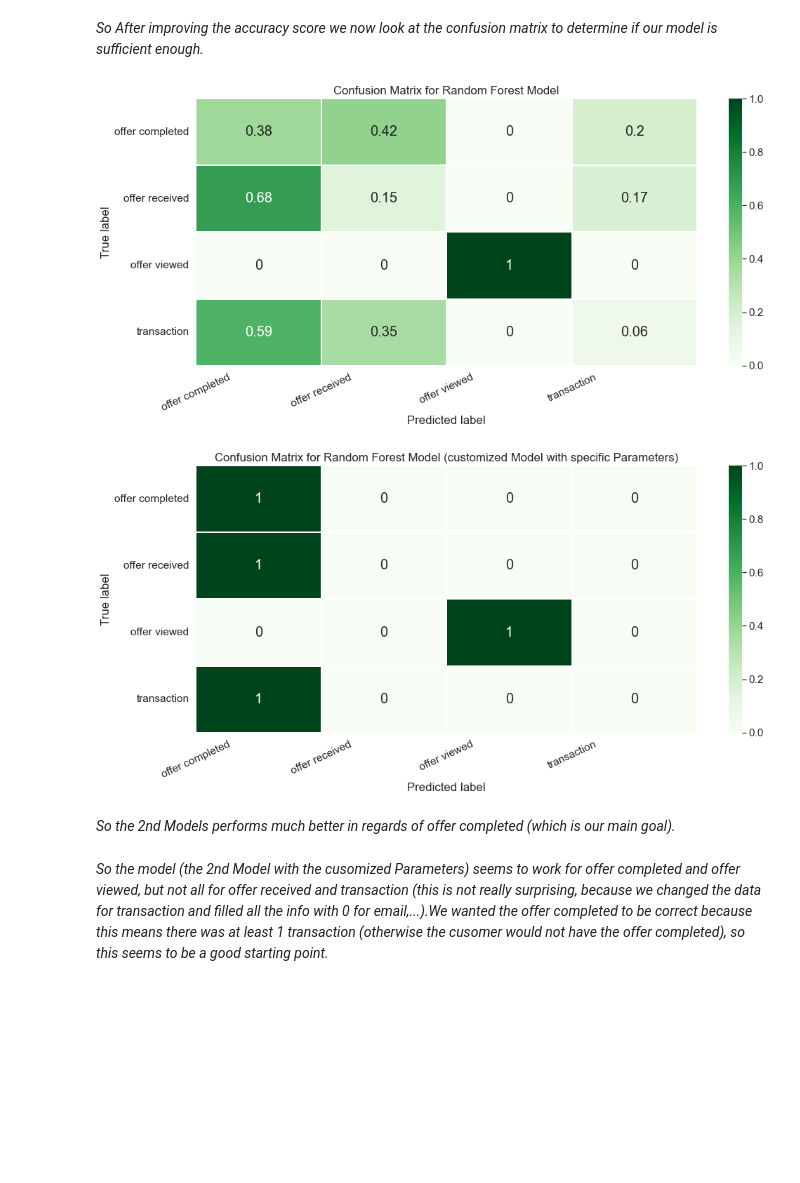
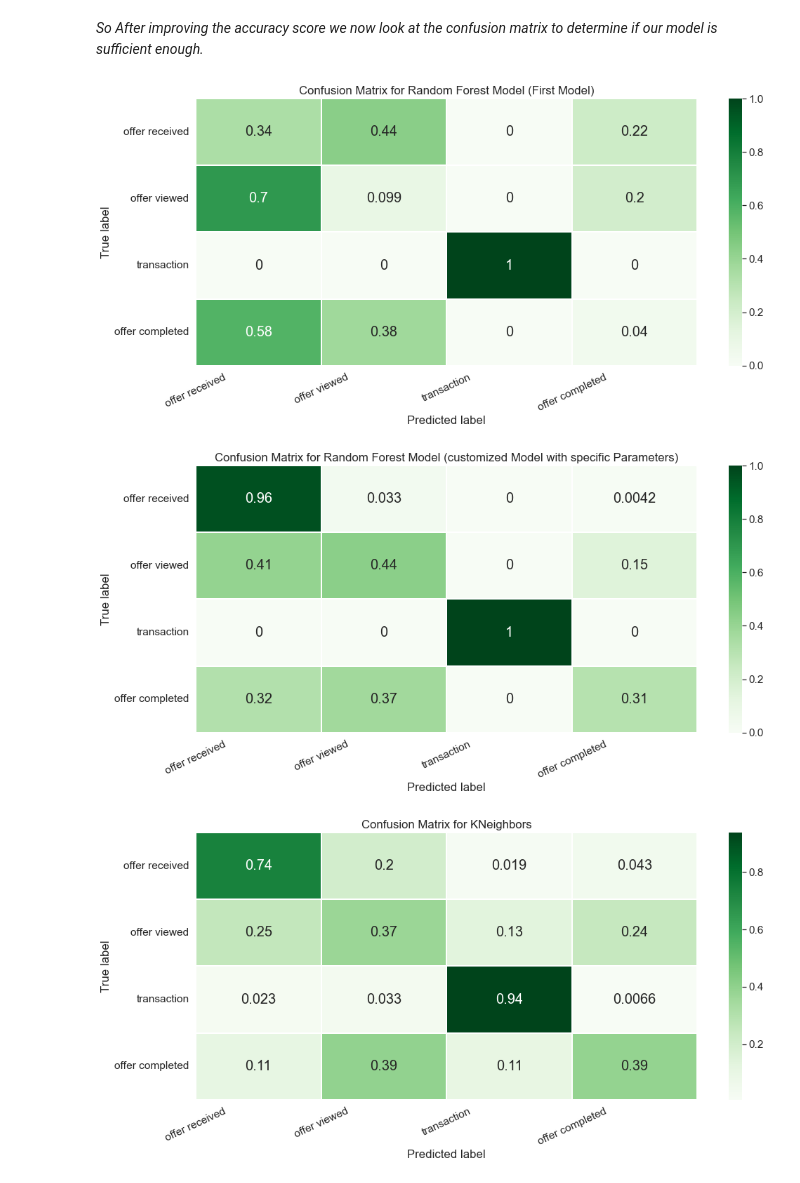
Before and after one commit to JulesJuwel/Starbucks-Capstone-Project, a Jupyter notebook: Starbucks_Capstone_notebook.ipynb, the cells around one changed output. Saved outputs shown, nothing was run; the diff lists cells and outputs as text; code cells hidden in the pictures; blank space fills up the shorter version.

```diff
--- a/Starbucks_Capstone_notebook.ipynb
+++ b/Starbucks_Capstone_notebook.ipynb
@@ -765,0 +775,7 @@ df.fillna(0, inplace = True)
+# %%
+#make extra column for year and month
+df['year'] = df['became_member_on'].astype(str).str[:4].astype(float)
+df['month'] = df['became_member_on'].astype(str).str[4:6]
+df['month'] = np.where(df['month']=='', 0, df['month'])
+df['month'] = df['month'].astype(float)
+df.head()
@@ -766,6 +790,6 @@ df.fillna(0, inplace = True)
 # %%
 #create test data
-X = df[['gender', 'age', 'income', 'email', 'mobile', 'social', 'web', 'bogo', 'discount', 'informational']]
+X = df[['gender', 'time', 'age', 'income', 'year', 'month', 'duration','difficulty', 'bogo', 'discount', 'informational']]
 # %%
 Y = df['event']
 # %%
@@ -832,0 +847,3 @@ RandomForestClassifier(max_depth=2, n_jobs=1, random_state=0)
+# %%
+model = RandomForestClassifier(max_depth=18, min_samples_split=7)
+model.fit(X_train, y_train)
@@ -856,7 +902,7 @@ sb.heatmap(matrix, annot=True, annot_kws={'size':20},
             cmap=plt.cm.Greens, linewidths=0.2)
 
 # Add labels to the plot
-class_names = ['offer completed', 'offer received', 'offer viewed', 'transaction']
+class_names = ['offer received', 'offer viewed', 'transaction', 'offer completed']
 tick_marks = np.arange(len(class_names))
 tick_marks2 = tick_marks + 0.5
 plt.xticks(tick_marks, class_names, rotation=25)
@@ -866,31 +912,50 @@ plt.ylabel('True label')
 plt.title('Confusion Matrix for Random Forest Model (First Model)')
 plt.show()
 # %% [output]
-[figure, old version]
+[figure, new version]
 # %%
-# Get and reshape confusion matrix data
+# Get and reshape confusion matrix data y2
 matrix = confusion_matrix(y_test, y_2)
 matrix = matrix.astype('float') / matrix.sum(axis=1)[:, np.newaxis]
 
 # Build the plot
 plt.figure(figsize=(16,7))
 sb.set(font_scale=1.4)
 sb.heatmap(matrix, annot=True, annot_kws={'size':20},
             cmap=plt.cm.Greens, linewidths=0.2)
 
 # Add labels to the plot
-class_names = ['offer completed', 'offer received', 'offer viewed', 'transaction']
+class_names = ['offer received', 'offer viewed', 'transaction', 'offer completed']
 tick_marks = np.arange(len(class_names))
 tick_marks2 = tick_marks + 0.5
 plt.xticks(tick_marks, class_names, rotation=25)
 plt.yticks(tick_marks2, class_names, rotation=0)
 plt.xlabel('Predicted label')
 plt.ylabel('True label')
 plt.title('Confusion Matrix for Random Forest Model (customized Model with specific Parameters)')
 plt.show()
 # %% [output]
-[figure, old version]
+[figure, new version]
-# %% [markdown]
-*So the 2nd Models performs much better in regards of offer completed (which is our main goal).*
-# %% [markdown]
-*So the model (the 2nd Model with the cusomized Parameters) seems to work for offer completed and offer viewed, but not all for offer received and transaction (this is not really surprising, because we changed the data for transaction and filled all the info with 0 for email,...).We wanted the offer completed to be correct because this means there was at least 1 transaction (otherwise the cusomer would not have the offer completed), so this seems to be a good starting point.*
+# %%
+# Get and reshape confusion matrix data
+matrix = confusion_matrix(y_test, y_5)
+matrix = matrix.astype('float') / matrix.sum(axis=1)[:, np.newaxis]
+
+# Build the plot
+plt.figure(figsize=(16,7))
+sb.set(font_scale=1.4)
+sb.heatmap(matrix, annot=True, annot_kws={'size':20},
+            cmap=plt.cm.Greens, linewidths=0.2)
+
+# Add labels to the plot
+class_names = ['offer received', 'offer viewed', 'transaction', 'offer completed']
+tick_marks = np.arange(len(class_names))
+tick_marks2 = tick_marks + 0.5
+plt.xticks(tick_marks, class_names, rotation=25)
+plt.yticks(tick_marks2, class_names, rotation=0)
+plt.xlabel('Predicted label')
+plt.ylabel('True label')
+plt.title('Confusion Matrix for KNeighbors')
+plt.show()
+# %% [output]
+[figure, added]
```
Also changed, not shown: parts of 43 cells of this notebook, 1 other file.
